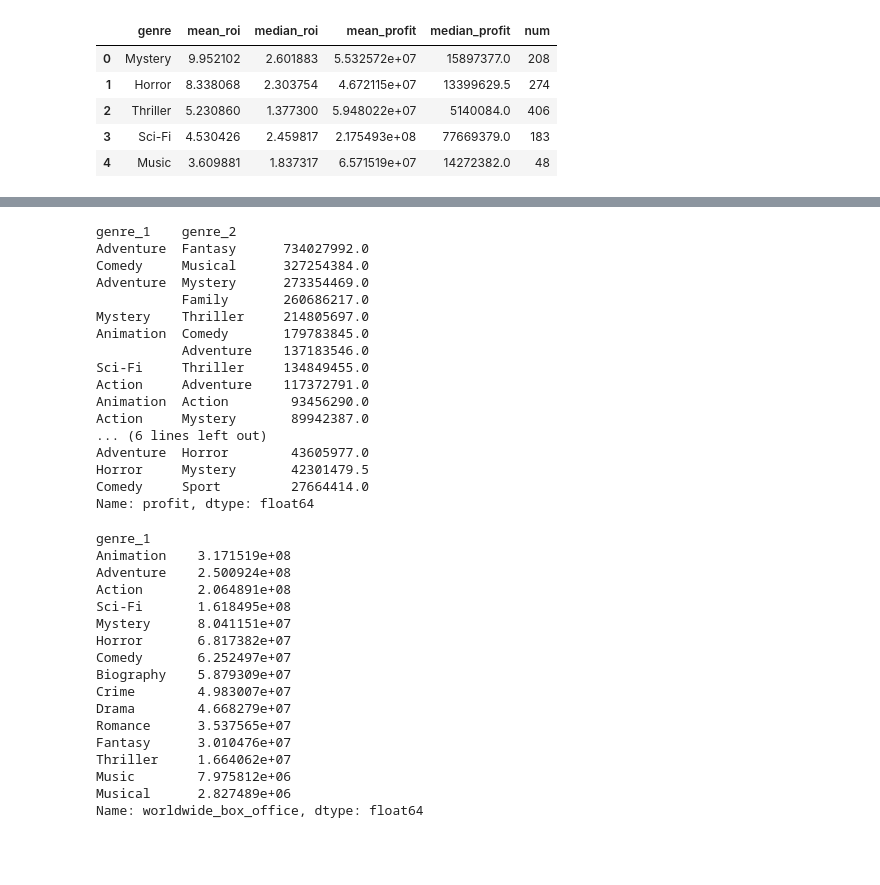
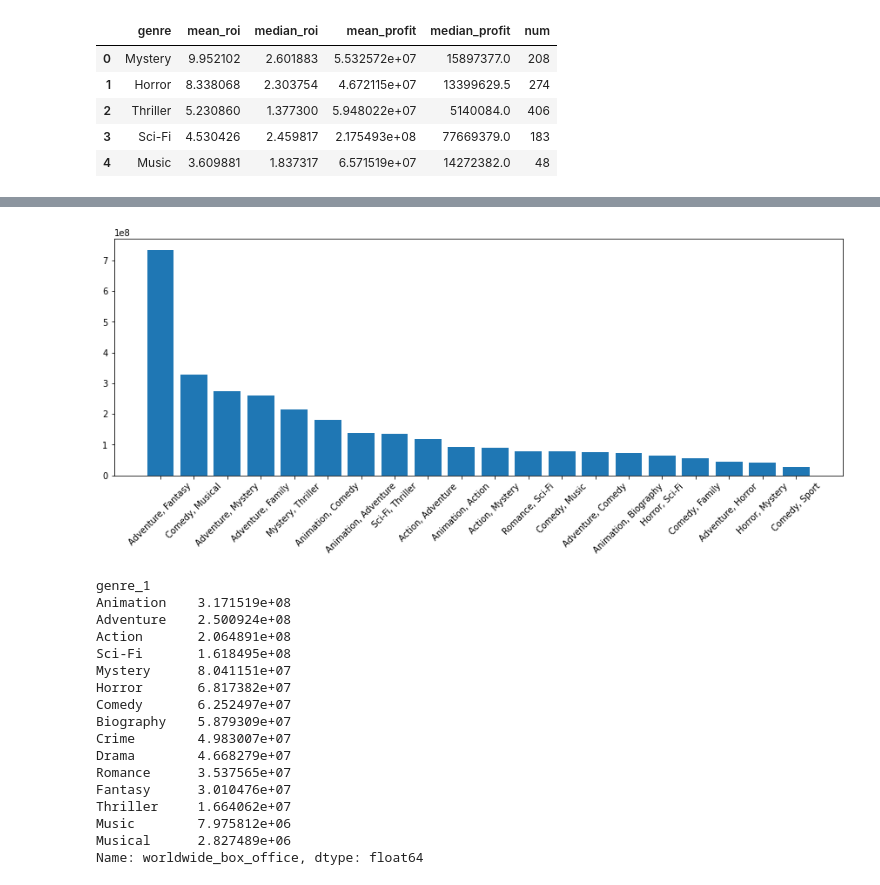
Before and after one commit to harryminds/Movie-Data-EDA, a Jupyter notebook: Movie Data EDA.ipynb, the cells around one changed output, grey strips where cells are left out. Cells and saved outputs as stored; diff of their text form; code cells hidden in the pictures; blank space fills up the shorter version.

```diff
--- a/Movie Data EDA.ipynb
+++ b/Movie Data EDA.ipynb
@@ -271,23 +276,12 @@ plt.show()
-# %%
-imdb_budgets.groupby(['genre_1','genre_2'])['profit'].median().sort_values(ascending=False)[:20]
-# %% [output]
-genre_1    genre_2
-Adventure  Fantasy      734027992.0
-Comedy     Musical      327254384.0
-Adventure  Mystery      273354469.0
-           Family       260686217.0
-Mystery    Thriller     214805697.0
-Animation  Comedy       179783845.0
-           Adventure    137183546.0
-Sci-Fi     Thriller     134849455.0
-Action     Adventure    117372791.0
-Animation  Action        93456290.0
-Action     Mystery       89942387.0
-... (6 lines left out)
-Adventure  Horror        43605977.0
-Horror     Mystery       42301479.5
-Comedy     Sport         27664414.0
-Name: profit, dtype: float64
+# %%
+profit_by_double_genre = imdb_budgets.groupby(['genre_1','genre_2'])['profit'].median().sort_values(ascending=False)[:20]
+fig, ax = plt.subplots(figsize = (15,5))
+ax.bar([x[0] +', ' + x[1] for x in profit_by_double_genre.index], profit_by_double_genre)
+ax.set_title('')
+plt.xticks(rotation = 45)
+plt.show()
+# %% [output]
+[figure, added]
 # %%
 imdb_budgets.groupby('genre_1')['worldwide_box_office'].mean().sort_values(ascending=False)
 # %% [output]
```
Also changed, not shown: parts of 18 cells of this notebook, 6 other files.
